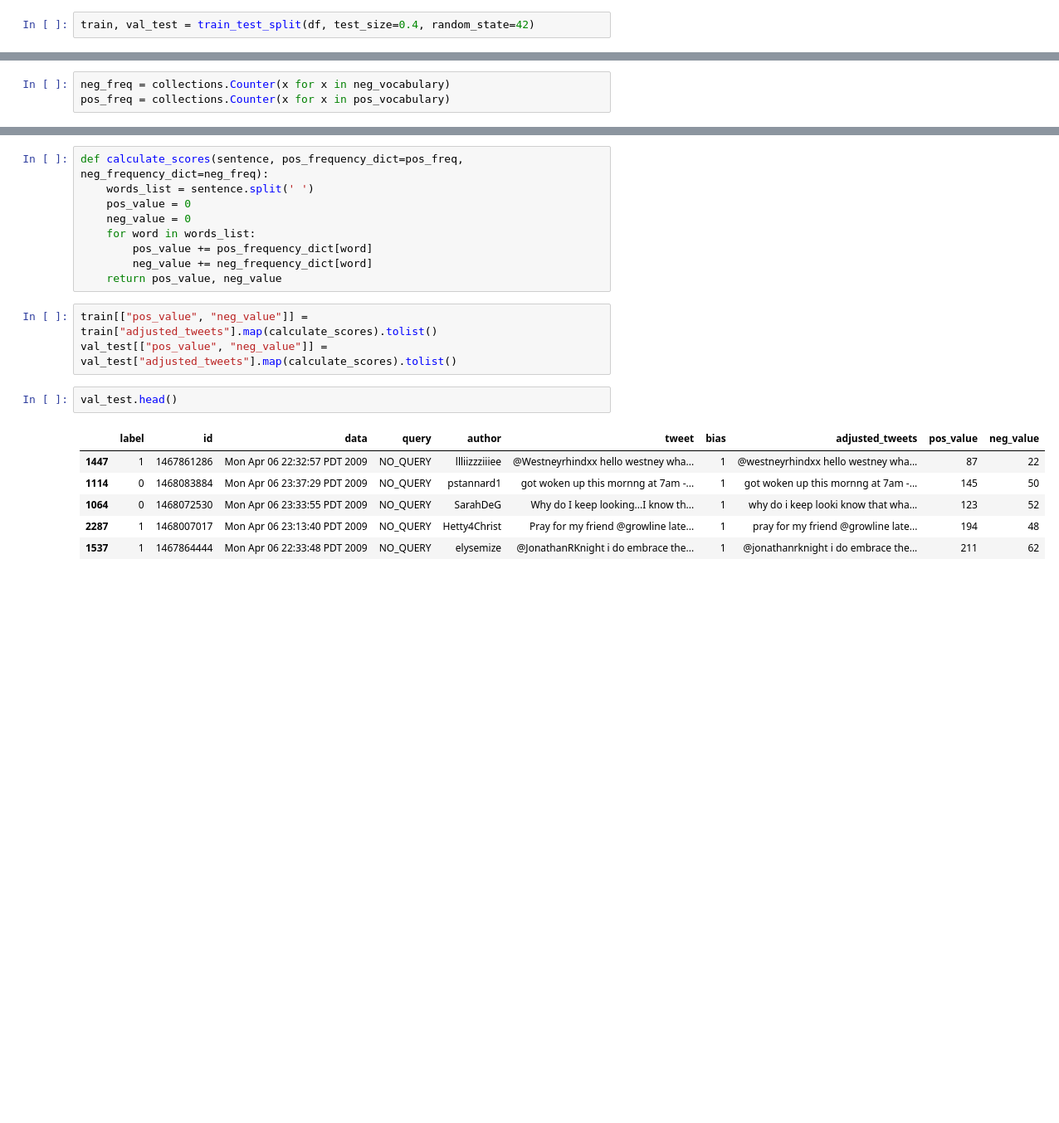
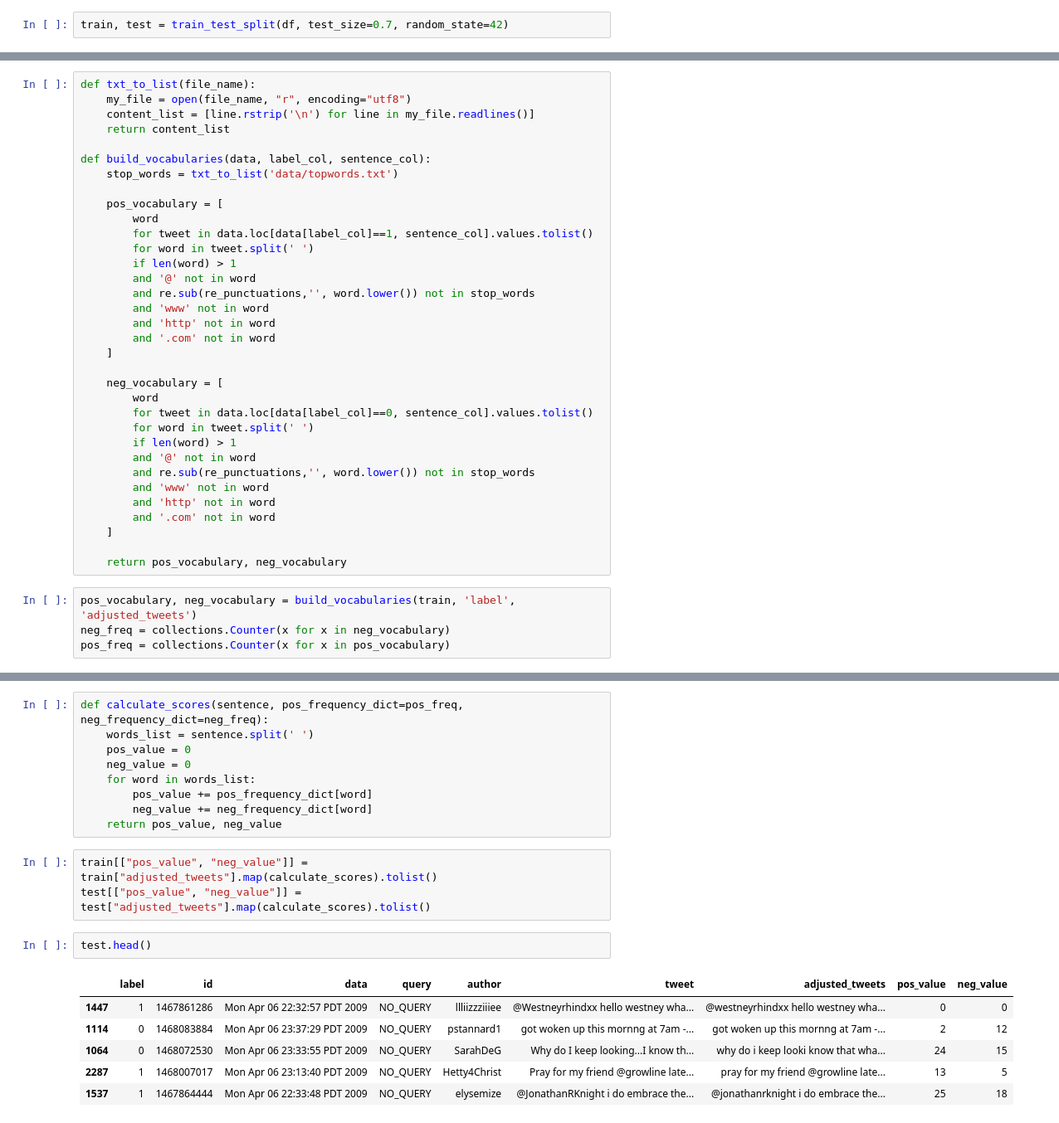
Before and after one commit to Omer-Hedvat/dl, a Jupyter notebook: nlp_w_classification_vector_spaces_week1.ipynb, the cells around one changed output, grey strips where cells are left out. Shown at 83% size. Saved outputs shown, nothing was run; the diff lists cells and outputs as text; blank space fills up the shorter version.

```diff
--- a/nlp_w_classification_vector_spaces_week1.ipynb
+++ b/nlp_w_classification_vector_spaces_week1.ipynb
@@ -52,2 +62,2 @@ df.head()
 # %%
-train, val_test = train_test_split(df, test_size=0.4, random_state=42)
+train, test = train_test_split(df, test_size=0.7, random_state=42)
@@ -88,4 +73,39 @@ pos_vocabulary, neg_vocabulary = build_vocabularies(train, 'label', 'tweet')
+# %%
+def txt_to_list(file_name):
+    my_file = open(file_name, "r", encoding="utf8")
+    content_list = [line.rstrip('\n') for line in my_file.readlines()]
+    return content_list
+
+def build_vocabularies(data, label_col, sentence_col):
+    stop_words = txt_to_list('data/topwords.txt')
+
+    pos_vocabulary = [
+        word
+        for tweet in data.loc[data[label_col]==1, sentence_col].values.tolist()
+        for word in tweet.split(' ')
+        if len(word) > 1
+        and '@' not in word
+        and re.sub(re_punctuations,'', word.lower()) not in stop_words
+        and 'www' not in word
+        and 'http' not in word
+        and '.com' not in word
+    ]
+
+    neg_vocabulary = [
+        word
+        for tweet in data.loc[data[label_col]==0, sentence_col].values.tolist()
+        for word in tweet.split(' ')
+        if len(word) > 1
+        and '@' not in word
+        and re.sub(re_punctuations,'', word.lower()) not in stop_words
+        and 'www' not in word
+        and 'http' not in word
+        and '.com' not in word
+    ]
+
+    return pos_vocabulary, neg_vocabulary
 # %%
+pos_vocabulary, neg_vocabulary = build_vocabularies(train, 'label', 'adjusted_tweets')
 neg_freq = collections.Counter(x for x in neg_vocabulary)
 pos_freq = collections.Counter(x for x in pos_vocabulary)
 # %%
@@ -132,14 +139,14 @@ def calculate_scores(sentence, pos_frequency_dict=pos_freq, neg_frequency_dict=n
     return pos_value, neg_value
 # %%
 train[["pos_value", "neg_value"]] = train["adjusted_tweets"].map(calculate_scores).tolist()
-val_test[["pos_value", "neg_value"]] = val_test["adjusted_tweets"].map(calculate_scores).tolist()
+test[["pos_value", "neg_value"]] = test["adjusted_tweets"].map(calculate_scores).tolist()
 # %%
-val_test.head()
+test.head()
 # %% [output]
-|  | label | id | data | query | author | tweet | bias | adjusted_tweets | pos_value | neg_value |
-| 1447 | 1 | 1467861286 | Mon Apr 06 22:32:57 PDT 2009 | NO_QUERY | llliizzziiiee | @Westneyrhindxx hello westney wha... | 1 | @westneyrhindxx hello westney wha... | 87 | 22 |
-| 1114 | 0 | 1468083884 | Mon Apr 06 23:37:29 PDT 2009 | NO_QUERY | pstannard1 | got woken up this mornng at 7am -... | 1 | got woken up this mornng at 7am -... | 145 | 50 |
-| 1064 | 0 | 1468072530 | Mon Apr 06 23:33:55 PDT 2009 | NO_QUERY | SarahDeG | Why do I keep looking...I know th... | 1 | why do i keep looki know that wha... | 123 | 52 |
-| 2287 | 1 | 1468007017 | Mon Apr 06 23:13:40 PDT 2009 | NO_QUERY | Hetty4Christ | Pray for my friend @growline late... | 1 | pray for my friend @growline late... | 194 | 48 |
-| 1537 | 1 | 1467864444 | Mon Apr 06 22:33:48 PDT 2009 | NO_QUERY | elysemize | @JonathanRKnight i do embrace the... | 1 | @jonathanrknight i do embrace the... | 211 | 62 |
+|  | label | id | data | query | author | tweet | adjusted_tweets | pos_value | neg_value |
+| 1447 | 1 | 1467861286 | Mon Apr 06 22:32:57 PDT 2009 | NO_QUERY | llliizzziiiee | @Westneyrhindxx hello westney wha... | @westneyrhindxx hello westney wha... | 0 | 0 |
+| 1114 | 0 | 1468083884 | Mon Apr 06 23:37:29 PDT 2009 | NO_QUERY | pstannard1 | got woken up this mornng at 7am -... | got woken up this mornng at 7am -... | 2 | 12 |
+| 1064 | 0 | 1468072530 | Mon Apr 06 23:33:55 PDT 2009 | NO_QUERY | SarahDeG | Why do I keep looking...I know th... | why do i keep looki know that wha... | 24 | 15 |
+| 2287 | 1 | 1468007017 | Mon Apr 06 23:13:40 PDT 2009 | NO_QUERY | Hetty4Christ | Pray for my friend @growline late... | pray for my friend @growline late... | 13 | 5 |
+| 1537 | 1 | 1467864444 | Mon Apr 06 22:33:48 PDT 2009 | NO_QUERY | elysemize | @JonathanRKnight i do embrace the... | @jonathanrknight i do embrace the... | 25 | 18 |
 # %%
```
Also changed, not shown: parts of 30 cells of this notebook, 3 other files.
